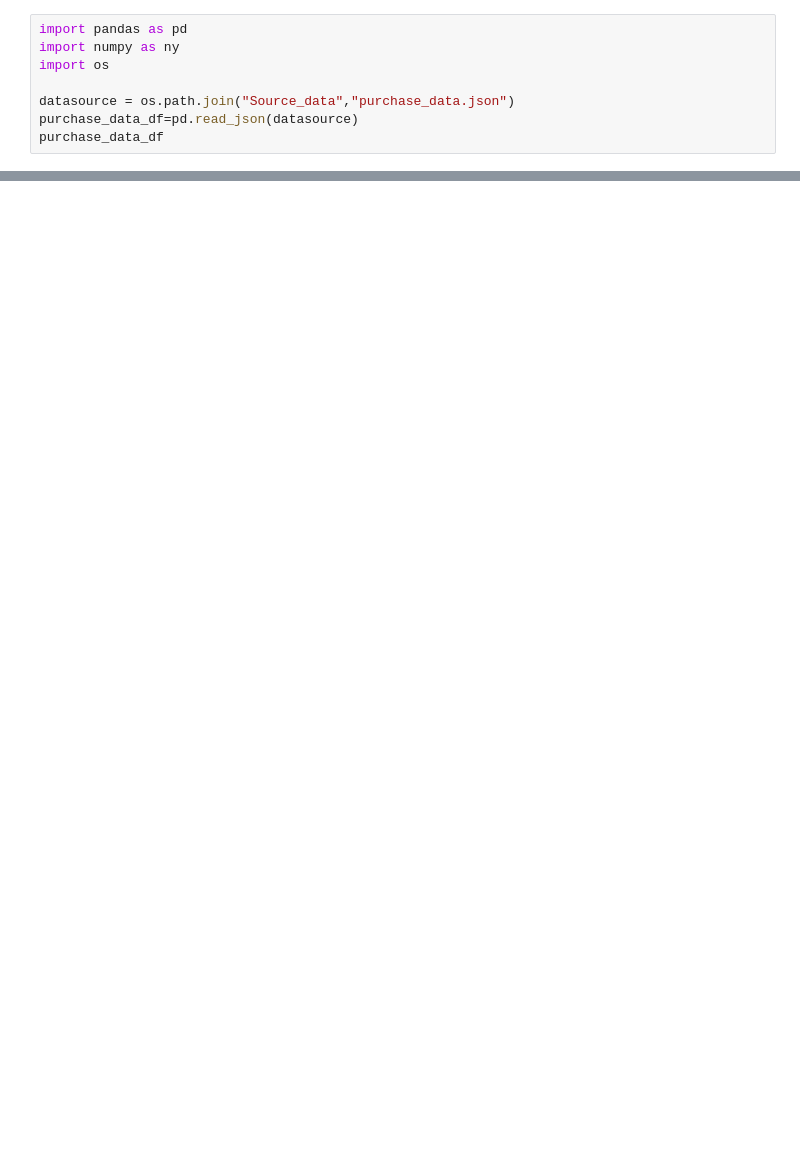
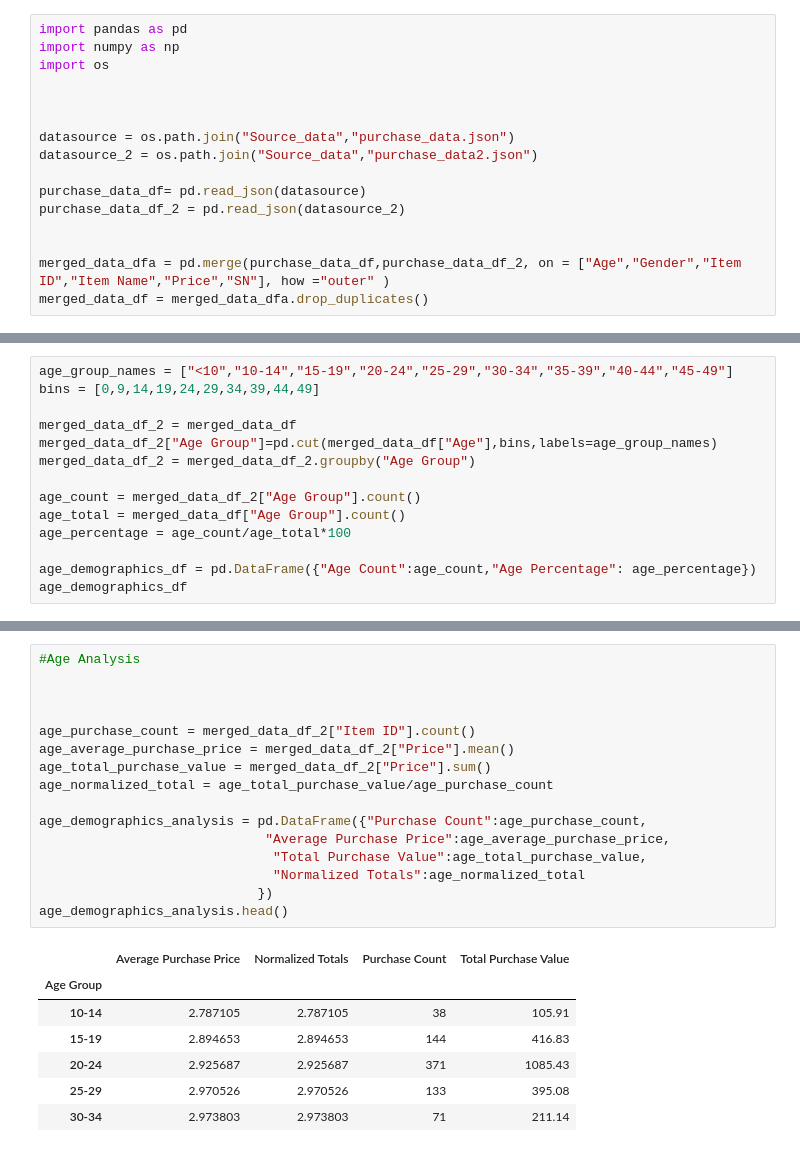
Before and after one commit to felzek/Advanced-Panda-Analysis-on-Heroes-of-Pymoli, a Jupyter notebook: Heroes of Pymoli Analysis.ipynb, the cells around one changed output, grey strips where cells are left out. Saved outputs shown, nothing was run; the diff lists cells and outputs as text; blank space fills up the shorter version.

```diff
--- a/Heroes of Pymoli Analysis.ipynb
+++ b/Heroes of Pymoli Analysis.ipynb
@@ -90,9 +90,17 @@
 </ul>
 # %%
 import pandas as pd
-import numpy as ny
+import numpy as np
 import os
 
+
+
 datasource = os.path.join("Source_data","purchase_data.json")
-purchase_data_df=pd.read_json(datasource)
-purchase_data_df
+datasource_2 = os.path.join("Source_data","purchase_data2.json")
+
+purchase_data_df= pd.read_json(datasource)
+purchase_data_df_2 = pd.read_json(datasource_2)
+
+
+merged_data_dfa = pd.merge(purchase_data_df,purchase_data_df_2, on = ["Age","Gender","Item ID","Item Name","Price","SN"], how ="outer" )
+merged_data_df = merged_data_dfa.drop_duplicates()
@@ -122,0 +200,14 @@ Index(['Age', 'Gender', 'Item ID', 'Item Name', 'Price', 'SN'], dtype='object')
+# %%
+age_group_names = ["<10","10-14","15-19","20-24","25-29","30-34","35-39","40-44","45-49"]
+bins = [0,9,14,19,24,29,34,39,44,49]
+
+merged_data_df_2 = merged_data_df
+merged_data_df_2["Age Group"]=pd.cut(merged_data_df["Age"],bins,labels=age_group_names)
+merged_data_df_2 = merged_data_df_2.groupby("Age Group")
+
+age_count = merged_data_df_2["Age Group"].count()
+age_total = merged_data_df["Age Group"].count()
+age_percentage = age_count/age_total*100
+
+age_demographics_df = pd.DataFrame({"Age Count":age_count,"Age Percentage": age_percentage})
+age_demographics_df
@@ -122,0 +231,24 @@ Index(['Age', 'Gender', 'Item ID', 'Item Name', 'Price', 'SN'], dtype='object')
+# %%
+#Age Analysis
+
+
+
+age_purchase_count = merged_data_df_2["Item ID"].count()
+age_average_purchase_price = merged_data_df_2["Price"].mean()
+age_total_purchase_value = merged_data_df_2["Price"].sum()
+age_normalized_total = age_total_purchase_value/age_purchase_count
+
+age_demographics_analysis = pd.DataFrame({"Purchase Count":age_purchase_count,
+                             "Average Purchase Price":age_average_purchase_price,
+                              "Total Purchase Value":age_total_purchase_value,
+                              "Normalized Totals":age_normalized_total
+                            })
+age_demographics_analysis.head()
+# %% [output]
+|  | Average Purchase Price | Normalized Totals | Purchase Count | Total Purchase Value |
+| Age Group |  |  |  |  |
+| 10-14 | 2.787105 | 2.787105 | 38 | 105.91 |
+| 15-19 | 2.894653 | 2.894653 | 144 | 416.83 |
+| 20-24 | 2.925687 | 2.925687 | 371 | 1085.43 |
+| 25-29 | 2.970526 | 2.970526 | 133 | 395.08 |
+| 30-34 | 2.973803 | 2.973803 | 71 | 211.14 |
```
Also changed, not shown: parts of 23 cells of this notebook, 1 other file.
